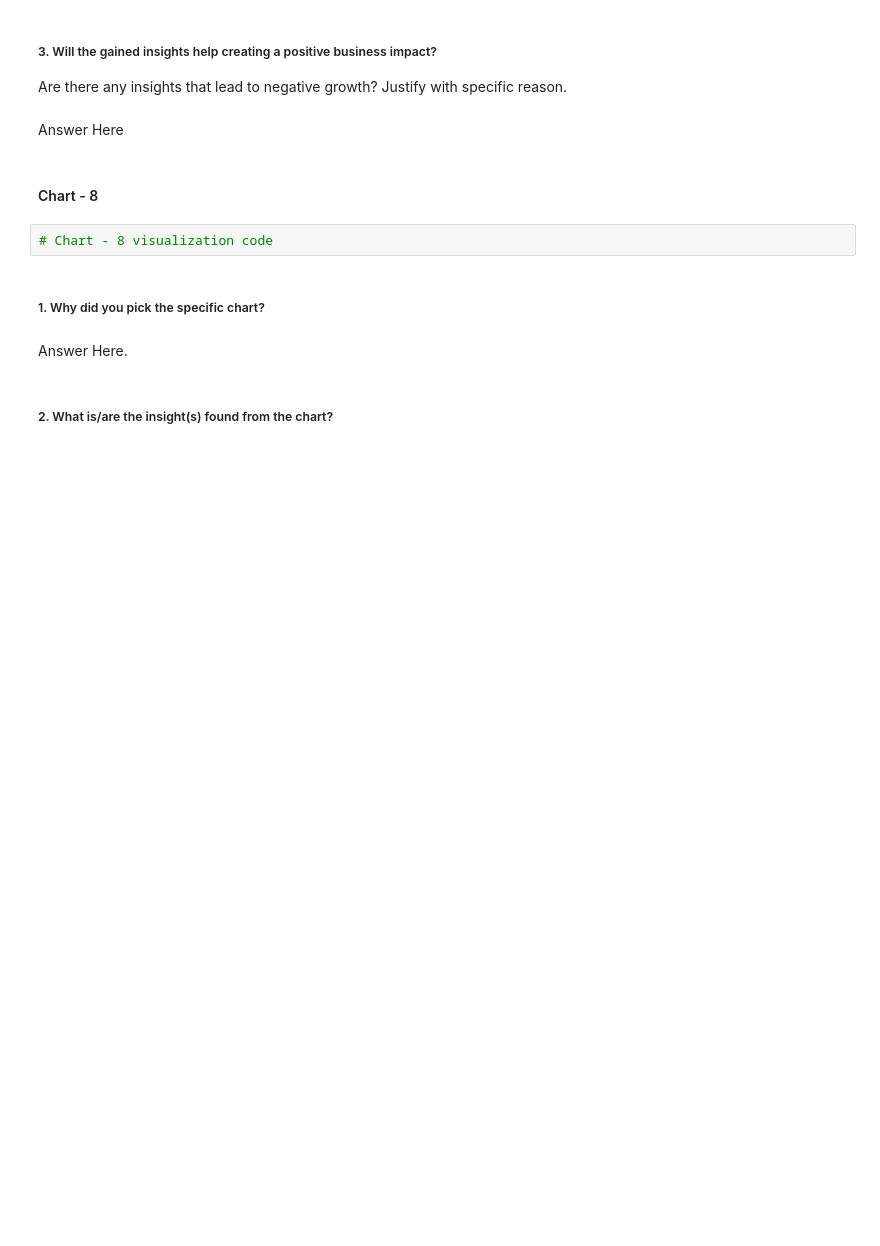
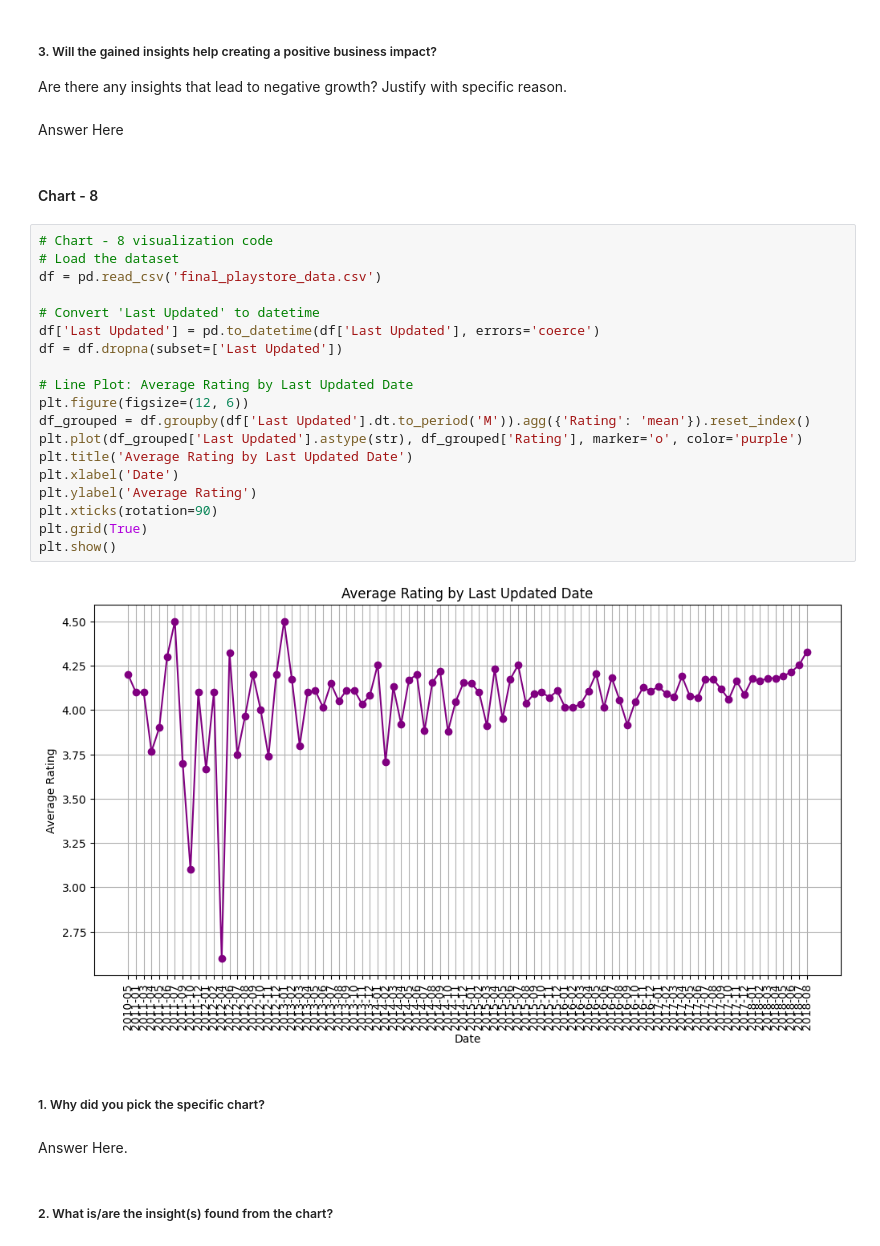
Before and after one commit to kush-agra-soni/3_play_store_eda, a Jupyter notebook: main.ipynb, the cells around one changed output. Saved outputs shown, nothing was run; the diff lists cells and outputs as text; blank space fills up the shorter version.

```diff
--- a/main.ipynb
+++ b/main.ipynb
@@ -1056,8 +1101,27 @@ Are there any insights that lead to negative growth? Justify with specific reaso
 Answer Here
 # %% [markdown]
 #### Chart - 8
-# %%
-# Chart - 8 visualization code
+# %%
+# Chart - 8 visualization code
+# Load the dataset
+df = pd.read_csv('final_playstore_data.csv')
+
+# Convert 'Last Updated' to datetime
+df['Last Updated'] = pd.to_datetime(df['Last Updated'], errors='coerce')
+df = df.dropna(subset=['Last Updated'])
+
+# Line Plot: Average Rating by Last Updated Date
+plt.figure(figsize=(12, 6))
+df_grouped = df.groupby(df['Last Updated'].dt.to_period('M')).agg({'Rating': 'mean'}).reset_index()
+plt.plot(df_grouped['Last Updated'].astype(str), df_grouped['Rating'], marker='o', color='purple')
+plt.title('Average Rating by Last Updated Date')
+plt.xlabel('Date')
+plt.ylabel('Average Rating')
+plt.xticks(rotation=90)
+plt.grid(True)
+plt.show()
+# %% [output]
+[figure, added]
 # %% [markdown]
 ##### 1. Why did you pick the specific chart?
 # %% [markdown]
```
Also changed, not shown: parts of 23 cells of this notebook.
